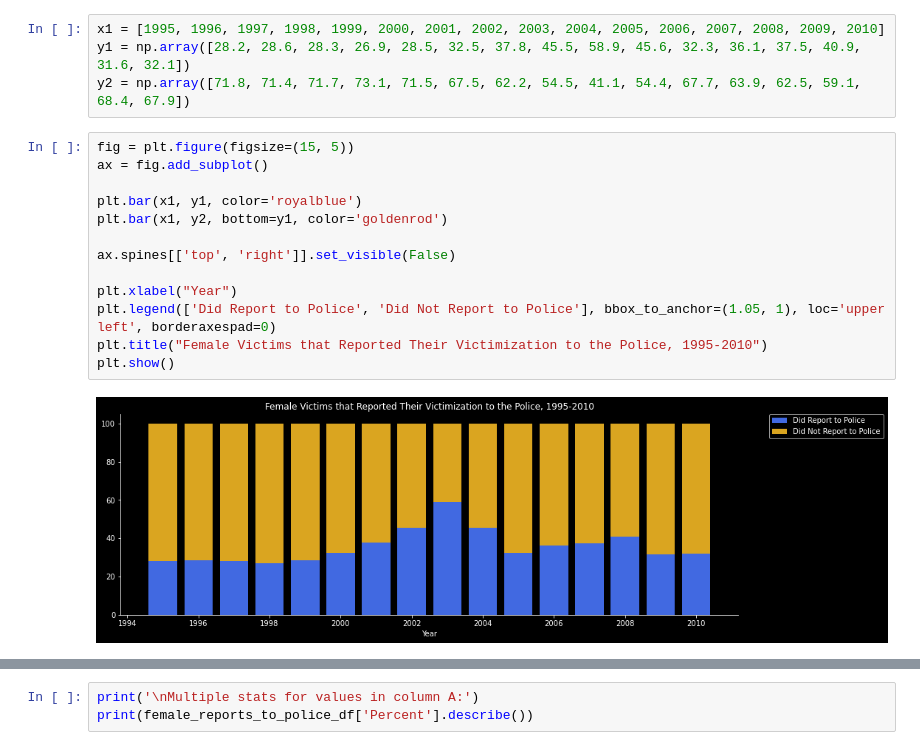
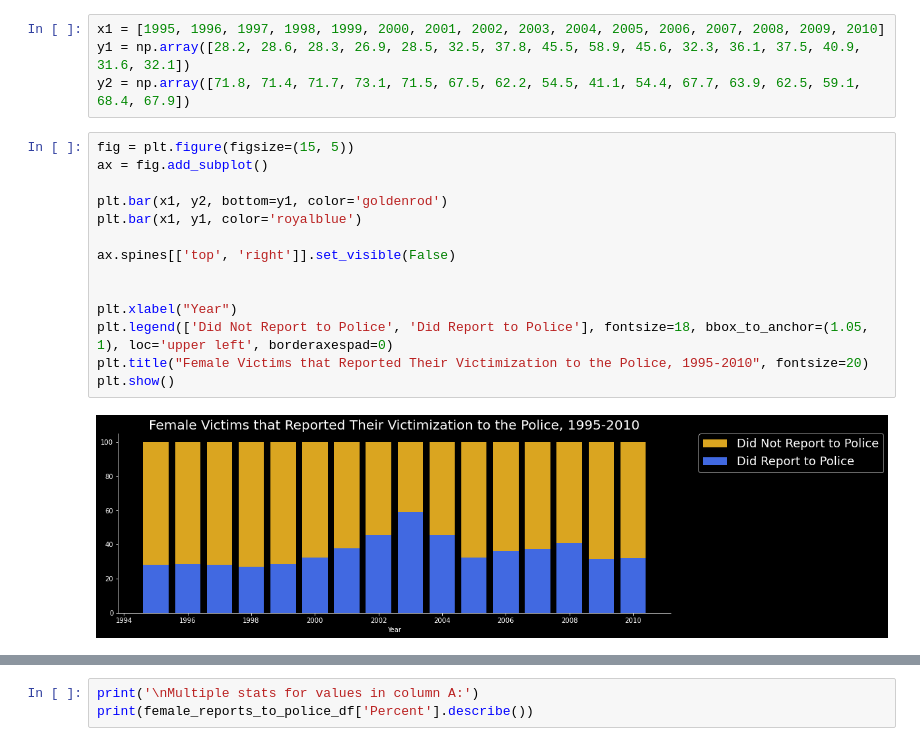
Before and after one commit to allisonbrusco/sexualviolence, a Jupyter notebook: notebooks/female_reports_to_police-Copy1.ipynb, the cells around one changed output, grey strips where cells are left out. Saved outputs shown, nothing was run; the diff lists cells and outputs as text.

```diff
--- a/notebooks/female_reports_to_police-Copy1.ipynb
+++ b/notebooks/female_reports_to_police-Copy1.ipynb
@@ -64,15 +67,16 @@ y2 = np.array([71.8, 71.4, 71.7, 73.1, 71.5, 67.5, 62.2, 54.5, 41.1, 54.4, 67.7,
 # %%
 fig = plt.figure(figsize=(15, 5))
 ax = fig.add_subplot()
 
+plt.bar(x1, y2, bottom=y1, color='goldenrod')
 plt.bar(x1, y1, color='royalblue')
-plt.bar(x1, y2, bottom=y1, color='goldenrod')
 
 ax.spines[['top', 'right']].set_visible(False)
 
+
 plt.xlabel("Year")
-plt.legend(['Did Report to Police', 'Did Not Report to Police'], bbox_to_anchor=(1.05, 1), loc='upper left', borderaxespad=0)
-plt.title("Female Victims that Reported Their Victimization to the Police, 1995-2010")
+plt.legend(['Did Not Report to Police', 'Did Report to Police'], fontsize=18, bbox_to_anchor=(1.05, 1), loc='upper left', borderaxespad=0)
+plt.title("Female Victims that Reported Their Victimization to the Police, 1995-2010", fontsize=20)
 plt.show()
 # %% [output]
-[figure, old version]
+[figure, new version]
```
Also changed, not shown: parts of 3 cells of this notebook, 1 other file.
